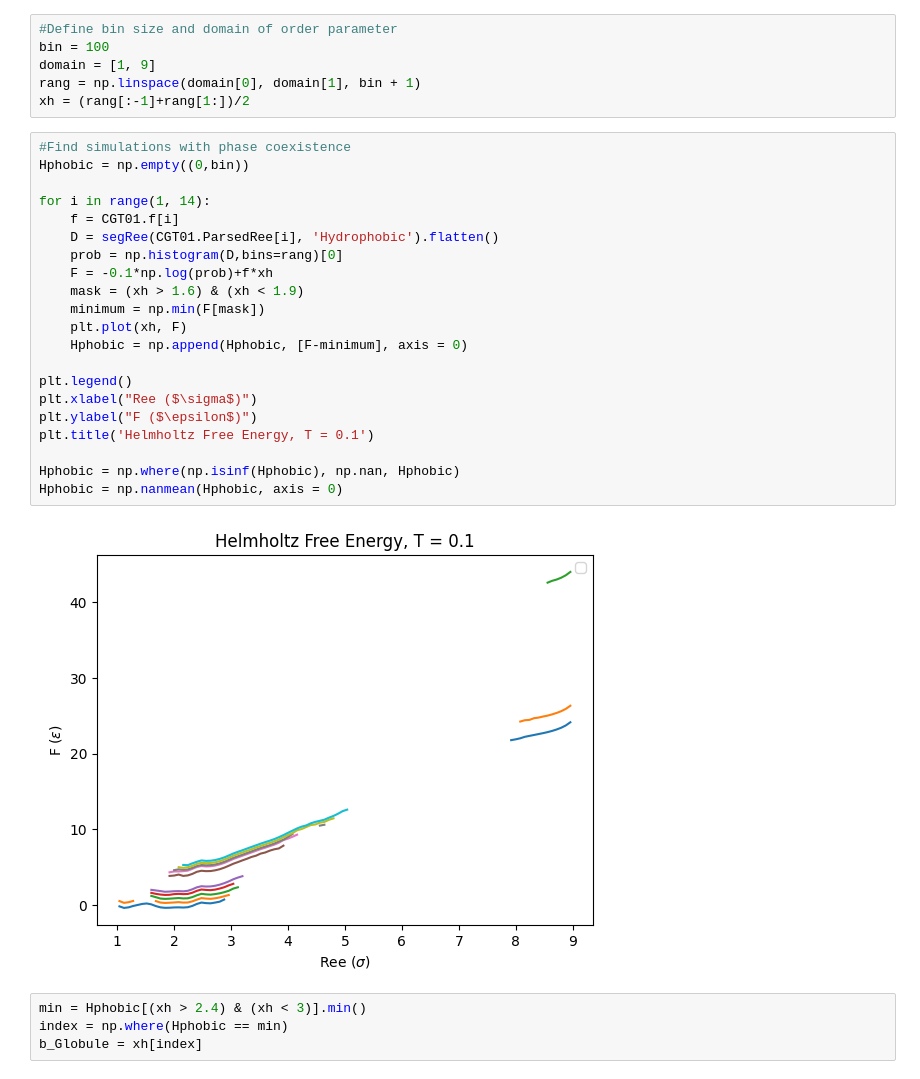
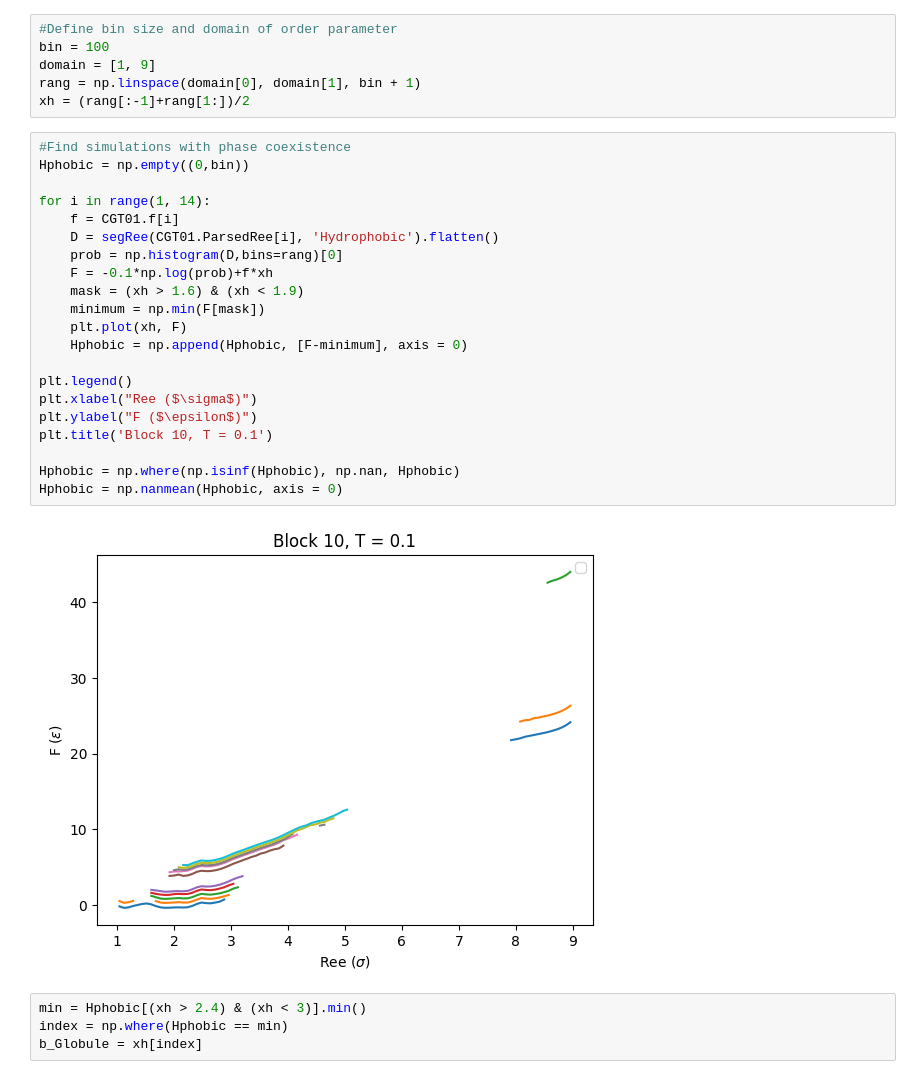
Before and after one commit to VagrantHyp/Code, a Jupyter notebook: Block10.ipynb, the cells around one changed output. Cells and saved outputs as stored; diff of their text form.

Commit message:
Modify graph

```diff
--- a/Block10.ipynb
+++ b/Block10.ipynb
@@ -171,26 +171,26 @@ xh = (rang[:-1]+rang[1:])/2
 # %%
 #Find simulations with phase coexistence
 Hphobic = np.empty((0,bin))
 
 for i in range(1, 14):
     f = CGT01.f[i]
     D = segRee(CGT01.ParsedRee[i], 'Hydrophobic').flatten()
     prob = np.histogram(D,bins=rang)[0]
     F = -0.1*np.log(prob)+f*xh
     mask = (xh > 1.6) & (xh < 1.9)
     minimum = np.min(F[mask])
     plt.plot(xh, F)
     Hphobic = np.append(Hphobic, [F-minimum], axis = 0)
 
 plt.legend()
 plt.xlabel("Ree ($\sigma$)")
 plt.ylabel("F ($\epsilon$)")
-plt.title('Helmholtz Free Energy, T = 0.1')
+plt.title('Block 10, T = 0.1')
 
 Hphobic = np.where(np.isinf(Hphobic), np.nan, Hphobic)
 Hphobic = np.nanmean(Hphobic, axis = 0)
 # %% [output]
-[figure, old version]
+[figure, new version]
 # %%
 min = Hphobic[(xh > 2.4) & (xh < 3)].min()
 index = np.where(Hphobic == min)
```
Also changed, not shown: 1 other file.
